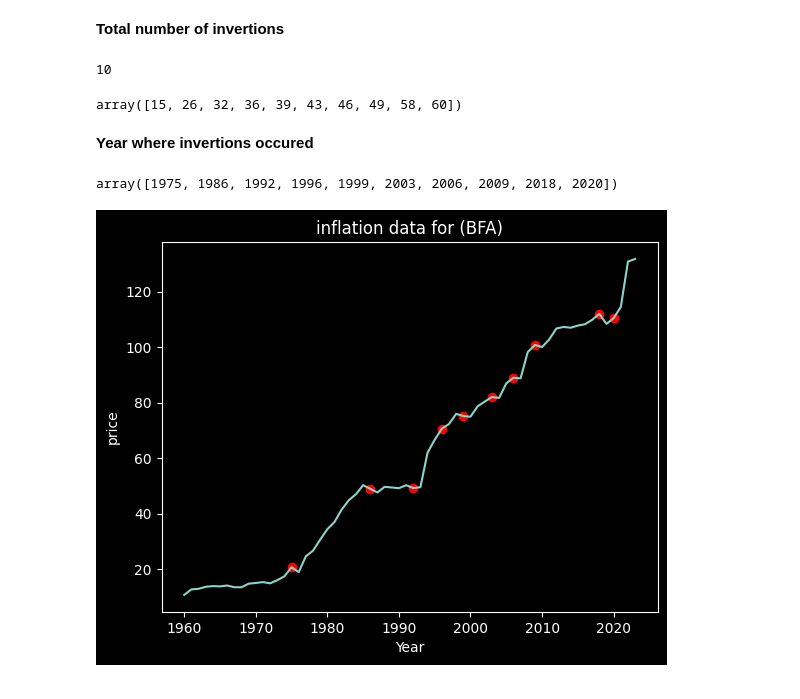
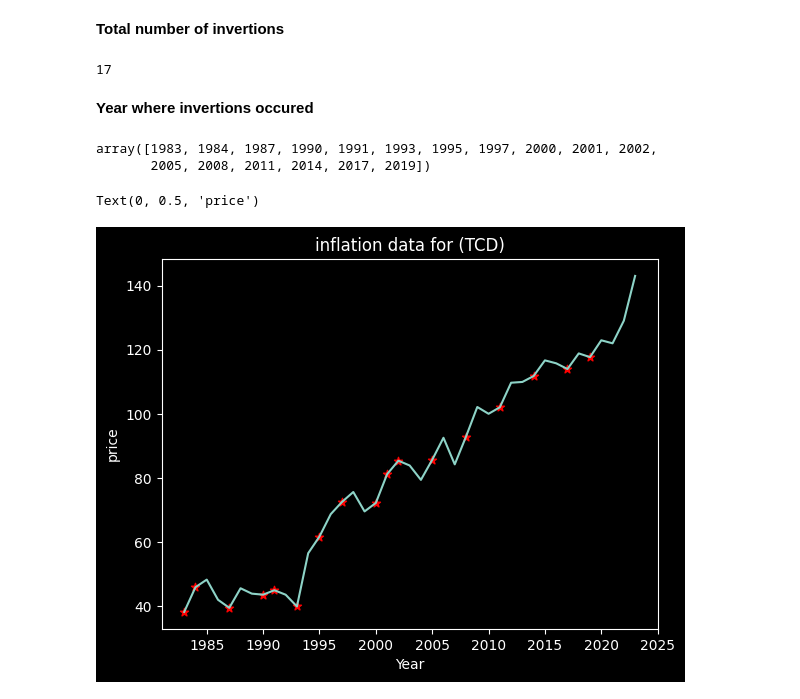
Before and after one commit to tushar-19459/Graph-Project, a Jupyter notebook: final/invertions.ipynb, the cells around one changed output. Cells and saved outputs as stored; diff of their text form; code cells hidden in the pictures.

```diff
--- a/final/invertions.ipynb
+++ b/final/invertions.ipynb
@@ -7,8 +7,8 @@ plt.style.use('dark_background')
 ---
 **Finding Invertion in inflation dataset**
 # %%
-country='BFA'
+country='TCD'
+# country='IND'
 df = pd.read_csv('../data/infaltion.csv')
 df = df[df.iloc[:,1]==country]
-# df = df[df.iloc[:,1]=='IND']
 df_data = df
@@ -26,8 +15,8 @@ Text(0, 0.5, 'price')
 # %%
 data = df.iloc[:,-1]
 I = np.eye(len(data))
-two = np.full((len(data),),2)
-one = np.full((len(data)-1,),-1)
+two = np.full((len(data),),-2)
+one = np.full((len(data)-1,),1)
 matrix = np.diag(two)+np.diag(one,1)+np.diag(one,-1)
 matrix = matrix[1:-1]
 matrix
@@ -56,26 +45,23 @@ np.float64(33.384518408867535)
 # %% [markdown]
 **Total number of invertions**
 # %%
-index = np.where(vector<-2)[0]
+index = np.where((vector<-2))[0]
 len(index)
 # %% [output]
-10
+17
-# %%
-index = np.where(vector<-2)[0]
-index
-# %% [output]
-array([15, 26, 32, 36, 39, 43, 46, 49, 58, 60])
 # %% [markdown]
 **Year where invertions occured**
 # %%
 df_data.iloc[index,2].values
 # %% [output]
-array([1975, 1986, 1992, 1996, 1999, 2003, 2006, 2009, 2018, 2020])
+array([1983, 1984, 1987, 1990, 1991, 1993, 1995, 1997, 2000, 2001, 2002,
+       2005, 2008, 2011, 2014, 2017, 2019])
 # %%
 plt.plot(df.iloc[:100,2],df.iloc[:100,-1])
-plt.scatter(df_data.iloc[index,2],df_data.iloc[index,-1],color='red')
+plt.scatter(df_data.iloc[index,2],df_data.iloc[index,-1],color='red',marker='*')
 plt.title(f'inflation data for ({country})')
 plt.xlabel(f'Year')
-plt.ylabel(f'price');
+plt.ylabel(f'price')
 # %% [output]
+Text(0, 0.5, 'price')
-[figure, old version]
+[figure, new version]
```
Also changed, not shown: parts of 5 cells of this notebook, 55 other files.
